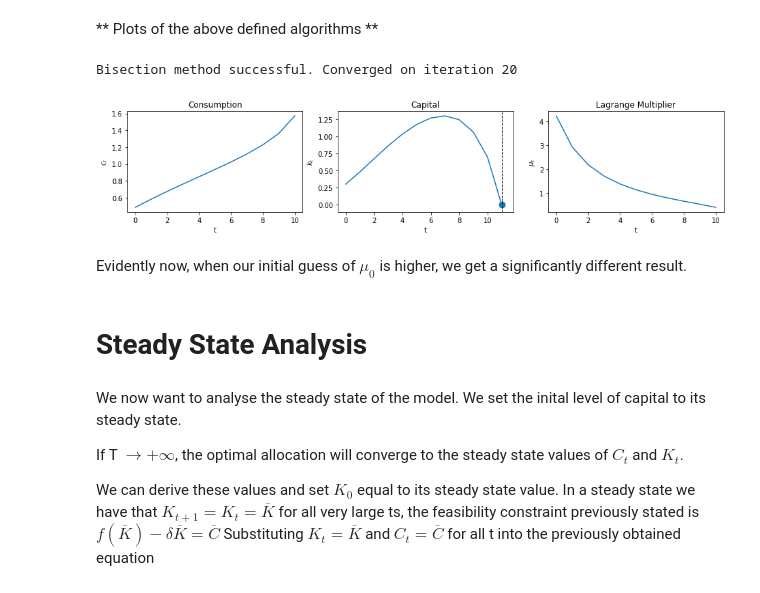
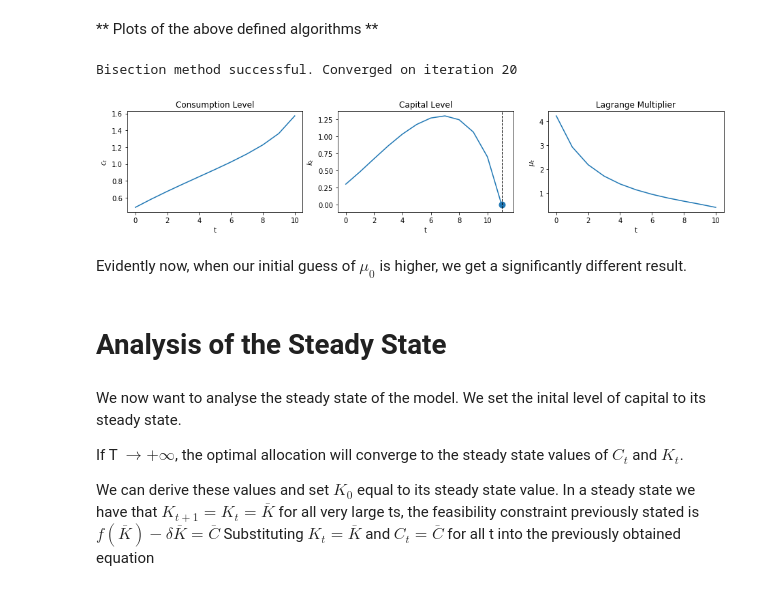
Before and after one commit to NumEconCopenhagen/projects-2020-group1, a Jupyter notebook: modelproject/modelproject.ipynb, the cells around one changed output. Cells and saved outputs as stored; diff of their text form; code cells hidden in the pictures.

```diff
--- a/modelproject/modelproject.ipynb
+++ b/modelproject/modelproject.ipynb
@@ -323,39 +320,39 @@ k = np.zeros(T+2)
 
 k[0] = 0.3 # Initial k
 c[0] = 0.3 # Initial guess of c_0
 
 paths = bisection(c, k, gamma, delta, beta, alpha, A)
 
 def plot_paths(paths, axes=None, ss=None):
 
     T = len(paths[0])
 
     if axes is None:
         fix, axes = plt.subplots(1, 3, figsize=(13, 3))
 
     ylabels = ['$c_t$', '$k_t$', '$\mu_t$']
-    titles = ['Consumption', 'Capital', 'Lagrange Multiplier']
+    titles = ['Consumption Level', 'Capital Level', 'Lagrange Multiplier']
 
     for path, y, title, ax in zip(paths, ylabels, titles, axes):
         ax.plot(path)
         ax.set(ylabel=y, title=title, xlabel='t')
 
     #Plotting the steady state value of k
     if ss is not None:
         axes[1].axhline(ss, c='k', ls='--', lw=1)
 
     axes[1].axvline(T, c='k', ls='--', lw=1)
     axes[1].scatter(T, paths[1][-1], s=80)
     plt.tight_layout()
 
 plot_paths(paths)
 # %% [output]
 Bisection method successful. Converged on iteration 20
-[figure, old version]
+[figure, new version]
 # %% [markdown]
 Evidently now, when our initial guess of $\mu_0$ is higher, we get a significantly different result.
 # %% [markdown]
-# Steady State Analysis
+# Analysis of the Steady State
 # %% [markdown]
 We now want to analyse the steady state of the model. We set the inital level of capital to its steady state.
 
```
Also changed, not shown: parts of 13 cells of this notebook.
